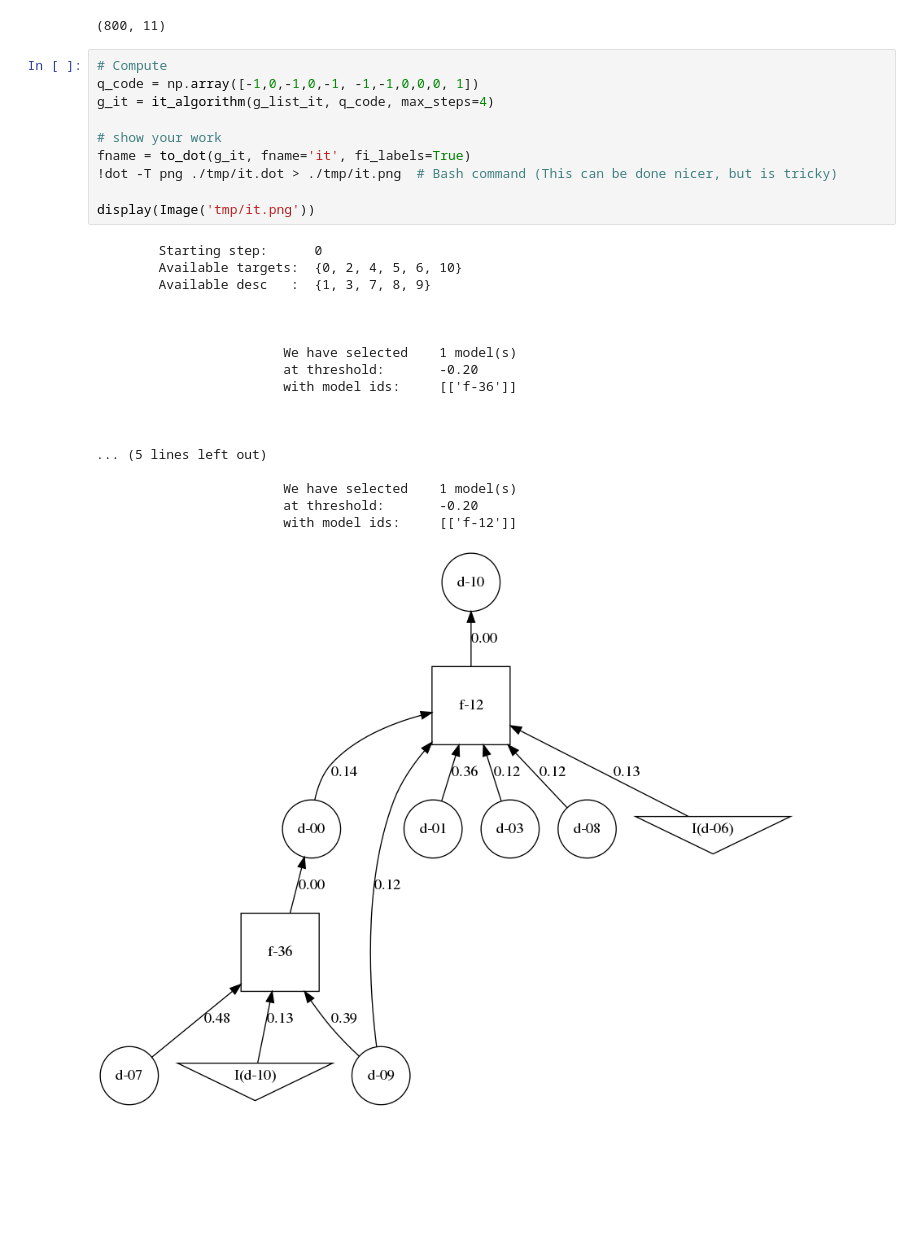
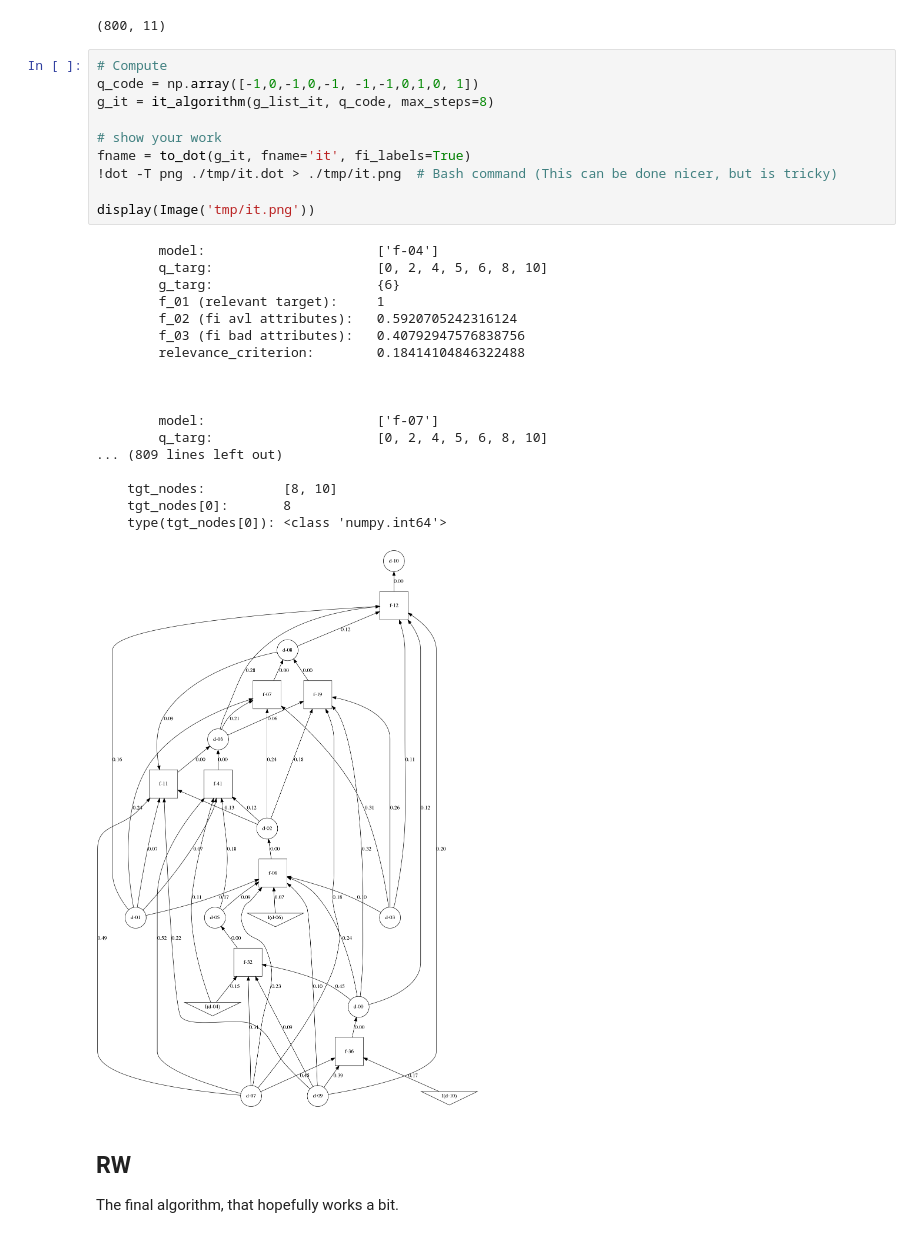
Before and after one commit to eliavw/morpheus, a Jupyter notebook: note/190430 - Prediction Algos Complete.ipynb, the cells around one changed output. Drawn from its saved outputs; the diff is of its cells as text; blank space fills up the shorter version.

```diff
--- a/note/190430 - Prediction Algos Complete.ipynb
+++ b/note/190430 - Prediction Algos Complete.ipynb
@@ -287,30 +346,34 @@ data.shape
 (800, 11)
 # %%
 # Compute
-q_code = np.array([-1,0,-1,0,-1, -1,-1,0,0,0, 1])
-g_it = it_algorithm(g_list_it, q_code, max_steps=4)
+q_code = np.array([-1,0,-1,0,-1, -1,-1,0,1,0, 1])
+g_it = it_algorithm(g_list_it, q_code, max_steps=8)
 
 # show your work
 fname = to_dot(g_it, fname='it', fi_labels=True)
 !dot -T png ./tmp/it.dot > ./tmp/it.png  # Bash command (This can be done nicer, but is tricky)
 
 display(Image('tmp/it.png'))
 # %% [output]
-        Starting step:      0
-        Available targets:  {0, 2, 4, 5, 6, 10}
-        Available desc   :  {1, 3, 7, 8, 9}
+        model:                      ['f-04']
+        q_targ:                     [0, 2, 4, 5, 6, 8, 10]
+        g_targ:                     {6}
+        f_01 (relevant target):     1
+        f_02 (fi avl attributes):   0.5920705242316124
+        f_03 (fi bad attributes):   0.40792947576838756
+        relevance_criterion:        0.18414104846322488
 
 
 
-                        We have selected    1 model(s)
-                        at threshold:       -0.20
-                        with model ids:     [['f-36']]
+        model:                      ['f-07']
+        q_targ:                     [0, 2, 4, 5, 6, 8, 10]
+... (809 lines left out)
 
-
-
-... (5 lines left out)
-
-                        We have selected    1 model(s)
-                        at threshold:       -0.20
-                        with model ids:     [['f-12']]
+    tgt_nodes:          [8, 10]
+    tgt_nodes[0]:       8
+    type(tgt_nodes[0]): <class 'numpy.int64'>
-[figure, old version]
+[figure, new version]
+# %% [markdown]
+## RW
+
+The final algorithm, that hopefully works a bit.
```
Also changed, not shown: parts of 9 cells of this notebook, 4 other files.
